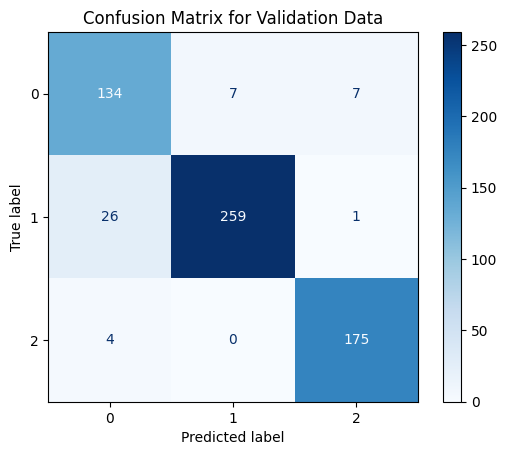
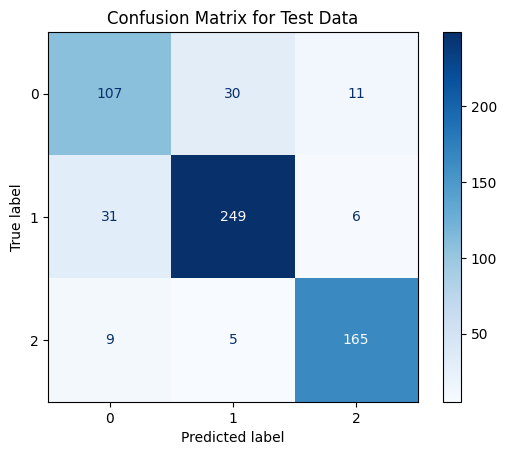
The change to this notebook cell's code, shown as a diff; its figure went from the first image to the second:
--- before
+++ after
@@ -1,4 +1,4 @@
 import numpy as np
-from sklearn.metrics import confusion_matrix, ConfusionMatrixDisplay
+from sklearn.metrics import confusion_matrix, ConfusionMatrixDisplay, accuracy_score
 import matplotlib.pyplot as plt
 
@@ -16,4 +16,8 @@
 # Calculate the confusion matrix
 confusion = confusion_matrix(true_labels, predicted_labels)
+accuracy = accuracy_score(true_labels, predicted_labels)
+
+print(f'Test Accuracy: {accuracy}')
+
 
 # Display the confusion matrix
@@ -22,4 +26,4 @@
 disp.plot(cmap=plt.cm.Blues, values_format=".4g")
 
-plt.title('Confusion Matrix for Validation Data')
+plt.title('Confusion Matrix for Test Data')
 plt.show()

Commit: Report test accuracy of trained model